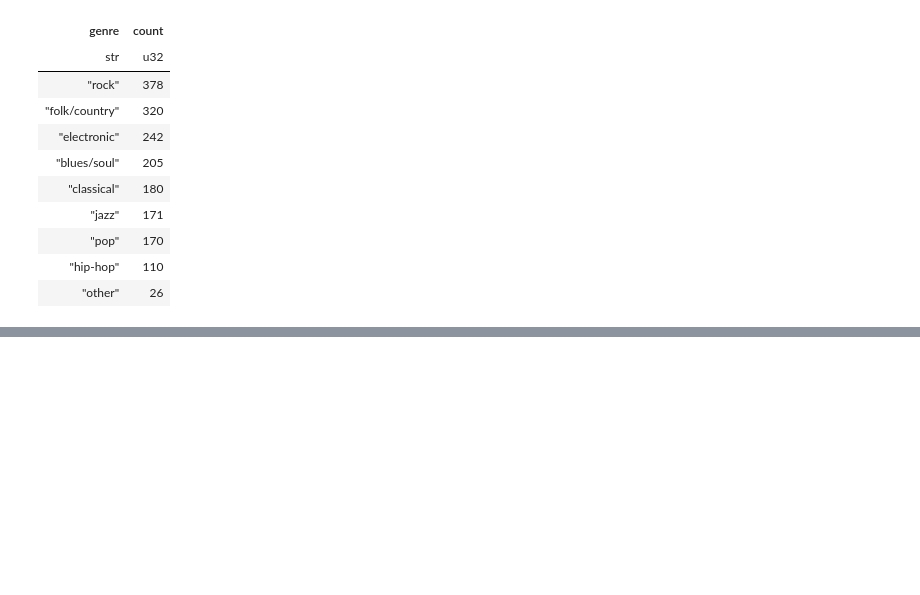
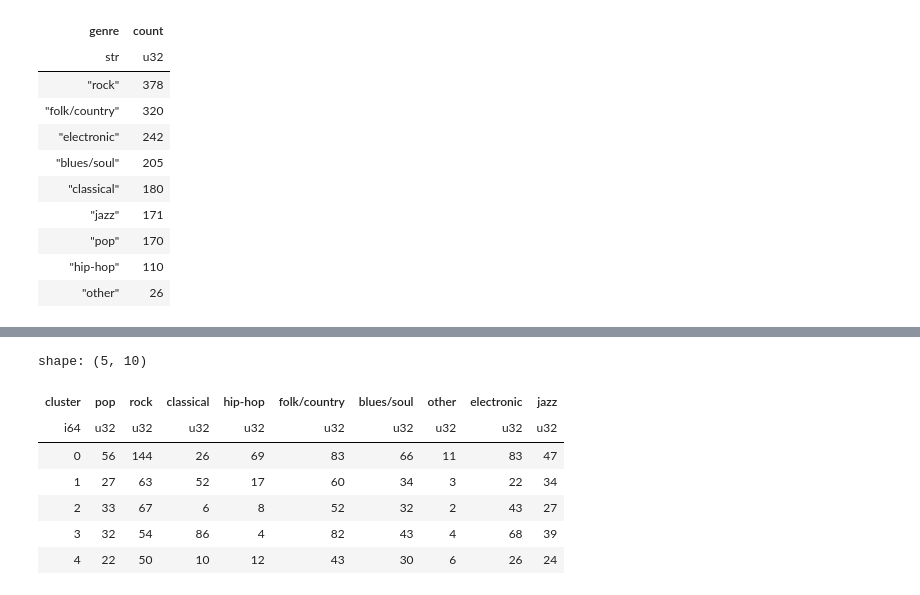
Before and after one commit to keimiii/moodsic, a Jupyter notebook: notebooks/deam/deam_clustering (des).ipynb, the cells around one changed output, grey strips where cells are left out. Cells and saved outputs as stored; diff of their text form; code cells hidden in the pictures; blank space fills up the shorter version.

```diff
--- a/notebooks/deam/deam_clustering (des).ipynb
+++ b/notebooks/deam/deam_clustering (des).ipynb
@@ -317,0 +332,5 @@ shape: (9, 2)
+# %%
+merged_genres = merged_genres.with_columns(
+    ((pl.col("valence_mean") - 5.0) / 4.0).clip(-1.0, 1.0).alias("valence_ref"),
+    ((pl.col("arousal_mean") - 5.0) / 4.0).clip(-1.0, 1.0).alias("arousal_ref"),
+)
@@ -317,0 +356,7 @@ shape: (9, 2)
+# %%
+df_pl = merged_genres.select(["valence_ref", "arousal_ref", "genre"]).drop_nulls()
+X = df_pl.select(["valence_ref", "arousal_ref"]).to_numpy()
+genres = df_pl["genre"].to_list()
+
+scaler = StandardScaler().fit(X)
+Xs = scaler.transform(X)
@@ -317,0 +365,14 @@ shape: (9, 2)
+# %%
+best, best_bic = None, np.inf
+for cov in ("full", "diag"):
+    for K in range(5, 13):
+        m = GaussianMixture(
+            n_components=K, covariance_type=cov, n_init=10, random_state=2025
+        ).fit(Xs)
+        bic = m.bic(Xs)
+        if bic < best_bic:
+            best_bic, best = bic, m
+
+gm = best
+labels = gm.predict(Xs)
+proba = gm.predict_proba(Xs)
@@ -317,0 +412,26 @@ shape: (9, 2)
+# %%
+eval_pl = pl.DataFrame(
+    {
+        "cluster": labels,
+        "genre": genres,
+    }
+)
+
+ct = (
+    eval_pl.group_by(["cluster", "genre"])
+    .len()
+    .pivot(values="len", index="cluster", on="genre")
+    .fill_null(0)
+    .sort("cluster")
+)
+
+ct
+# %% [output]
+shape: (5, 10)
+| cluster | pop | rock | classical | hip-hop | folk/country | blues/soul | other | electronic | jazz |
+| i64 | u32 | u32 | u32 | u32 | u32 | u32 | u32 | u32 | u32 |
+| 0 | 56 | 144 | 26 | 69 | 83 | 66 | 11 | 83 | 47 |
+| 1 | 27 | 63 | 52 | 17 | 60 | 34 | 3 | 22 | 34 |
+| 2 | 33 | 67 | 6 | 8 | 52 | 32 | 2 | 43 | 27 |
+| 3 | 32 | 54 | 86 | 4 | 82 | 43 | 4 | 68 | 39 |
+| 4 | 22 | 50 | 10 | 12 | 43 | 30 | 6 | 26 | 24 |
```
Also changed, not shown: parts of 22 cells of this notebook.
